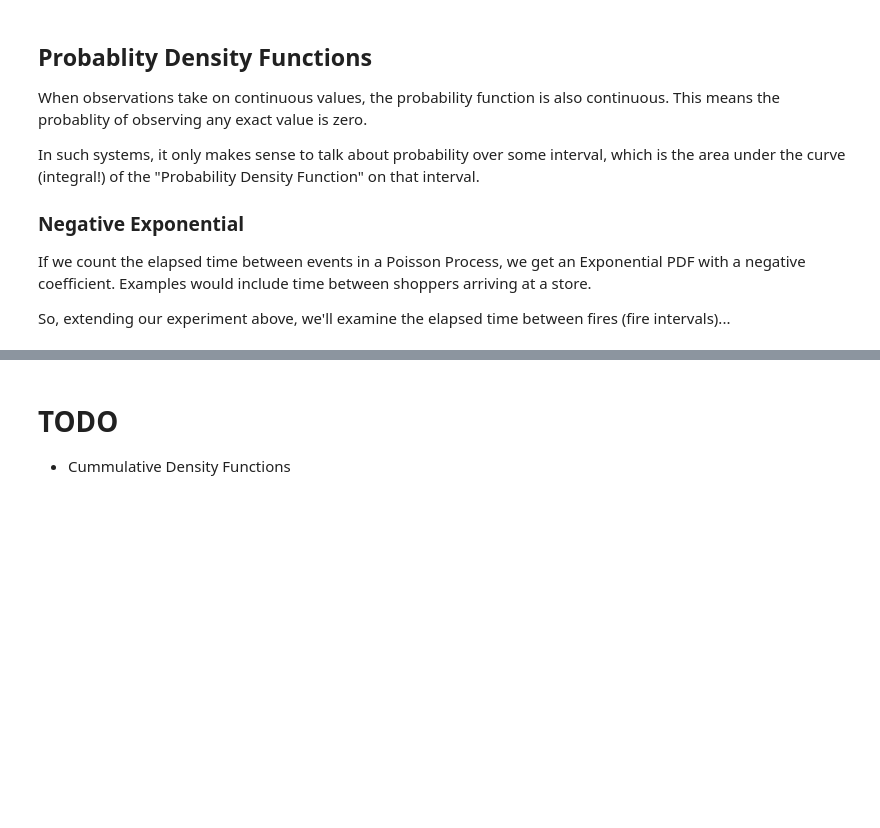
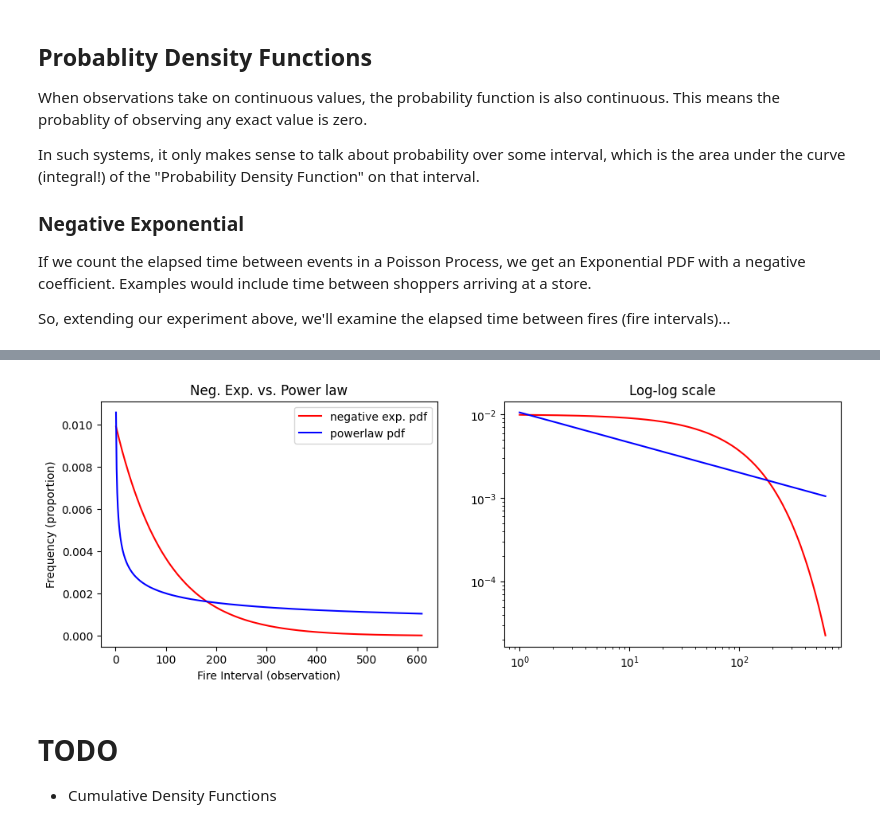
Before and after one commit to powderflask/cap-comp215, a Jupyter notebook: examples/frequency_distributions_2.ipynb, the cells around one changed output, grey strips where cells are left out. Saved outputs shown, nothing was run; the diff lists cells and outputs as text; code cells hidden in the pictures; blank space fills up the shorter version.

```diff
--- a/examples/frequency_distributions_2.ipynb
+++ b/examples/frequency_distributions_2.ipynb
@@ -217,3 +235,28 @@ Fires intervals: min=0, max=767, mean=99.0
+# %%
+_, (ax1,ax2) = plt.subplots(1, 2, figsize=(12, 4))
+ax1.set(title='Neg. Exp. vs. Power law', xlabel='Fire Interval (observation)', ylabel='Frequency (proportion)',)
+ax2.set(title='Log-log scale', xscale='log', yscale='log')
+# Negative Exponential function
+l = mean_interval  # the lambda parameter for the exponential distribution is the mean
+xs = np.linspace(1, max(ignition_intervals), n_observations)
+ax1.plot(xs, stats.expon.pdf(xs, scale=l), c='red', label='negative exp. pdf')
+ax2.plot(xs, stats.expon.pdf(xs, scale=l), c='red')
+
+# Power-law function
+def powerlaw_pdf(xs, alpha, k=None, loc=0, scale=1):
+    """ Power-law PDF with 2 parameters (alpha, k) and scaling coefficients """
+    k = k or alpha - 1              # this default for k is from the definition used by scipy.stats.powerlaw.pdf
+    ys = ((xs-loc)/scale)**(-k)
+    return alpha * ys/scale
+
+a = 0.64   # the scipy.stats.powerlaw pdf, k = alpha-1, so it only takes a single parameter, alpha
+ax1.plot(xs, stats.powerlaw.pdf(xs, a, scale=max(ignition_intervals)), color='blue', label='powerlaw pdf')
+ax2.plot(xs, stats.powerlaw.pdf(xs, a, scale=max(ignition_intervals)), color='blue')
+
+ax1.legend()
+plt.show()
+# %% [output]
+[figure, added]
 # %% [markdown]
 # TODO
-* Cummulative Density Functions
+* Cumulative Density Functions
```
Also changed, not shown: parts of 4 cells of this notebook.
